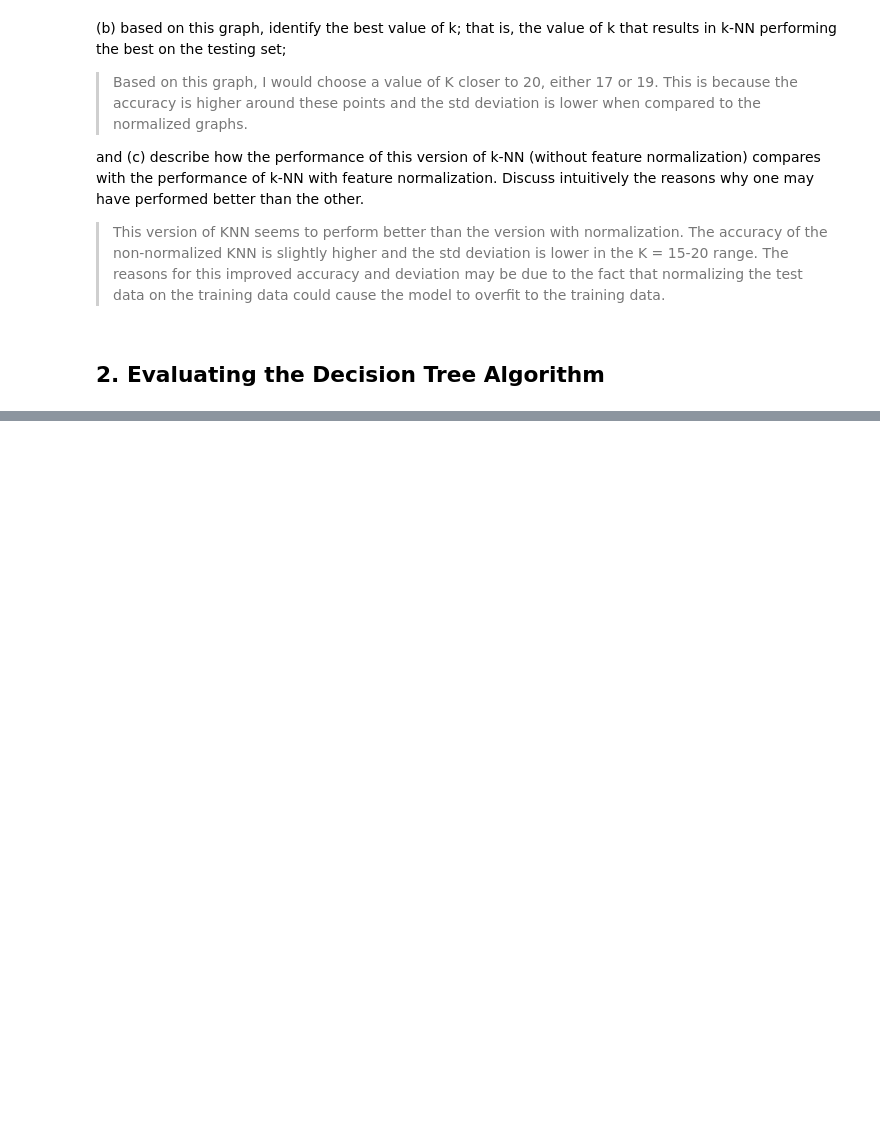
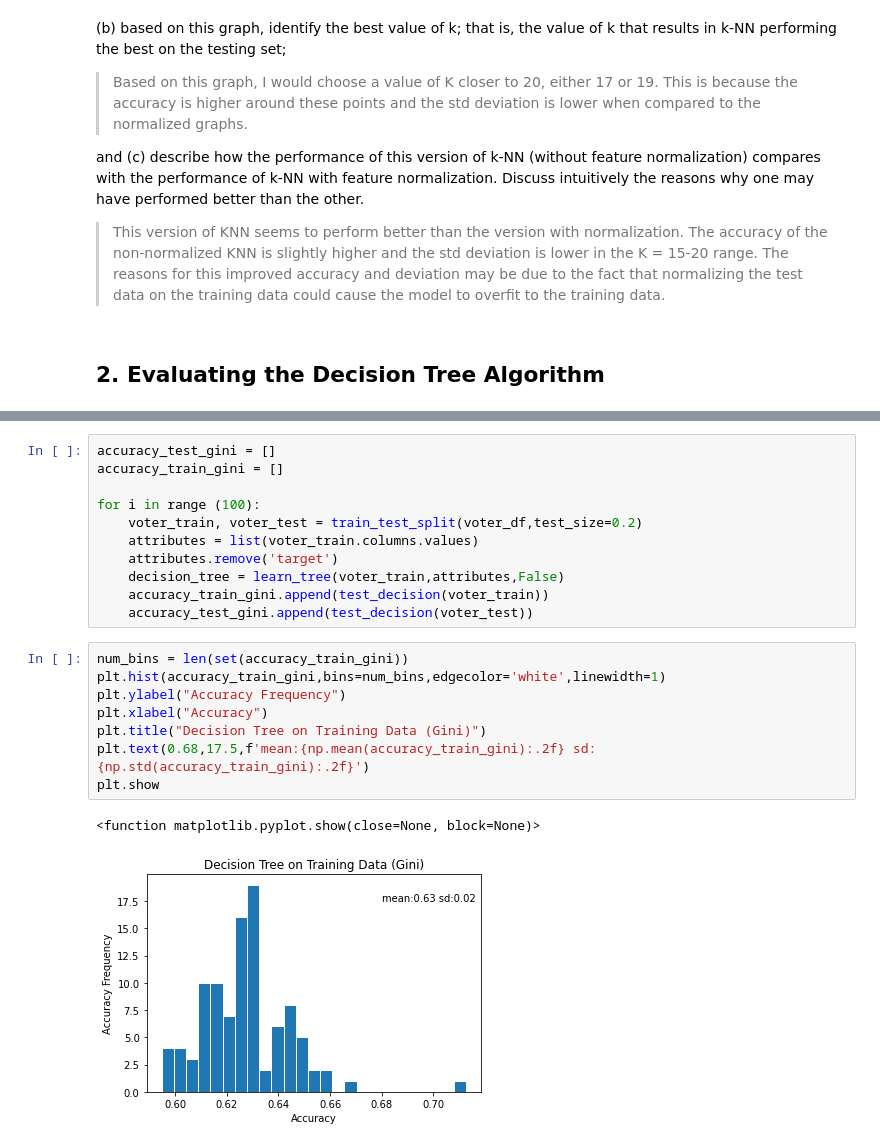
Before and after one commit to Andrei-Treil/CS589-HW1, a Jupyter notebook: hw1.ipynb, the cells around one changed output, grey strips where cells are left out. Cells and saved outputs as stored; diff of their text form; blank space fills up the shorter version.

```diff
--- a/hw1.ipynb
+++ b/hw1.ipynb
@@ -282,0 +364,22 @@ plt.show
+# %%
+accuracy_test_gini = []
+accuracy_train_gini = []
+
+for i in range (100):
+    voter_train, voter_test = train_test_split(voter_df,test_size=0.2)
+    attributes = list(voter_train.columns.values)
+    attributes.remove('target')
+    decision_tree = learn_tree(voter_train,attributes,False)
+    accuracy_train_gini.append(test_decision(voter_train))
+    accuracy_test_gini.append(test_decision(voter_test))
+# %%
+num_bins = len(set(accuracy_train_gini))
+plt.hist(accuracy_train_gini,bins=num_bins,edgecolor='white',linewidth=1)
+plt.ylabel("Accuracy Frequency")
+plt.xlabel("Accuracy")
+plt.title("Decision Tree on Training Data (Gini)")
+plt.text(0.68,17.5,f'mean:{np.mean(accuracy_train_gini):.2f} sd:{np.std(accuracy_train_gini):.2f}')
+plt.show
+# %% [output]
+<function matplotlib.pyplot.show(close=None, block=None)>
+[figure, added]
```
Also changed, not shown: parts of 15 cells of this notebook, 2 other files.
